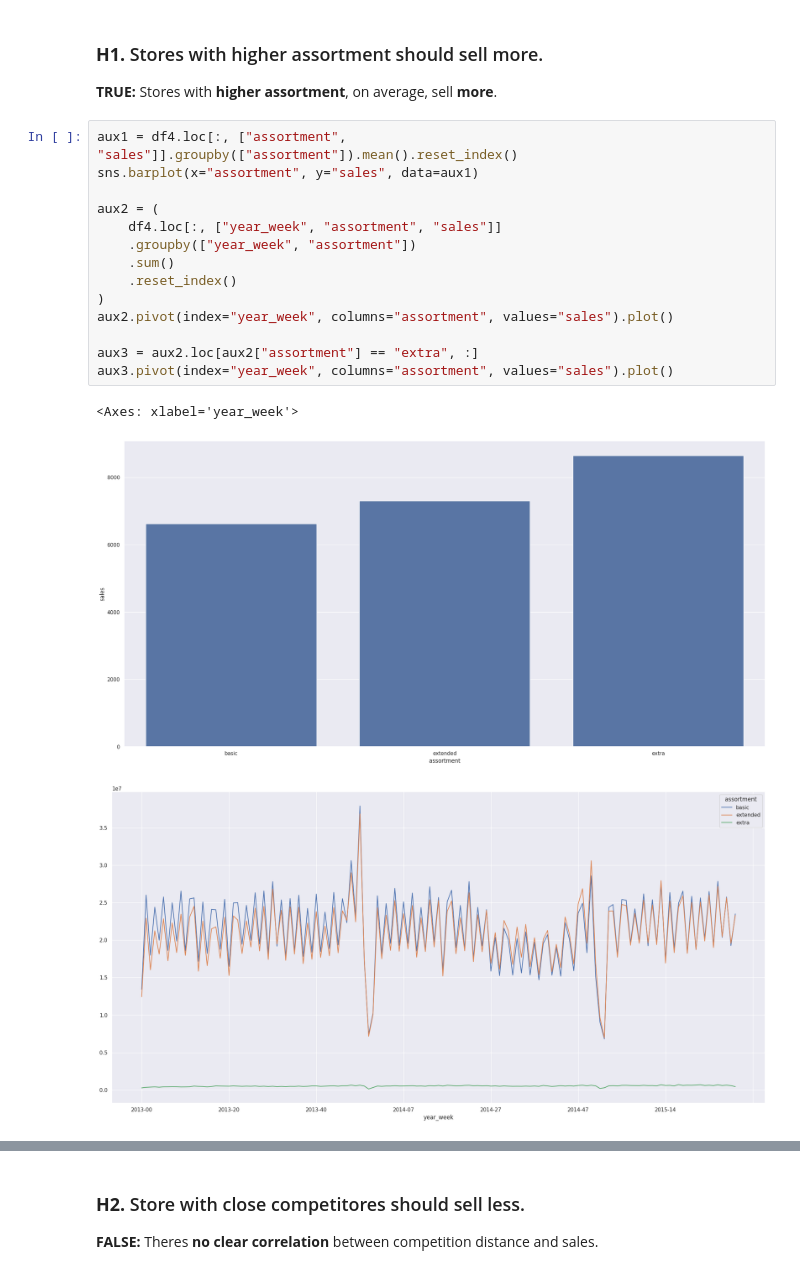
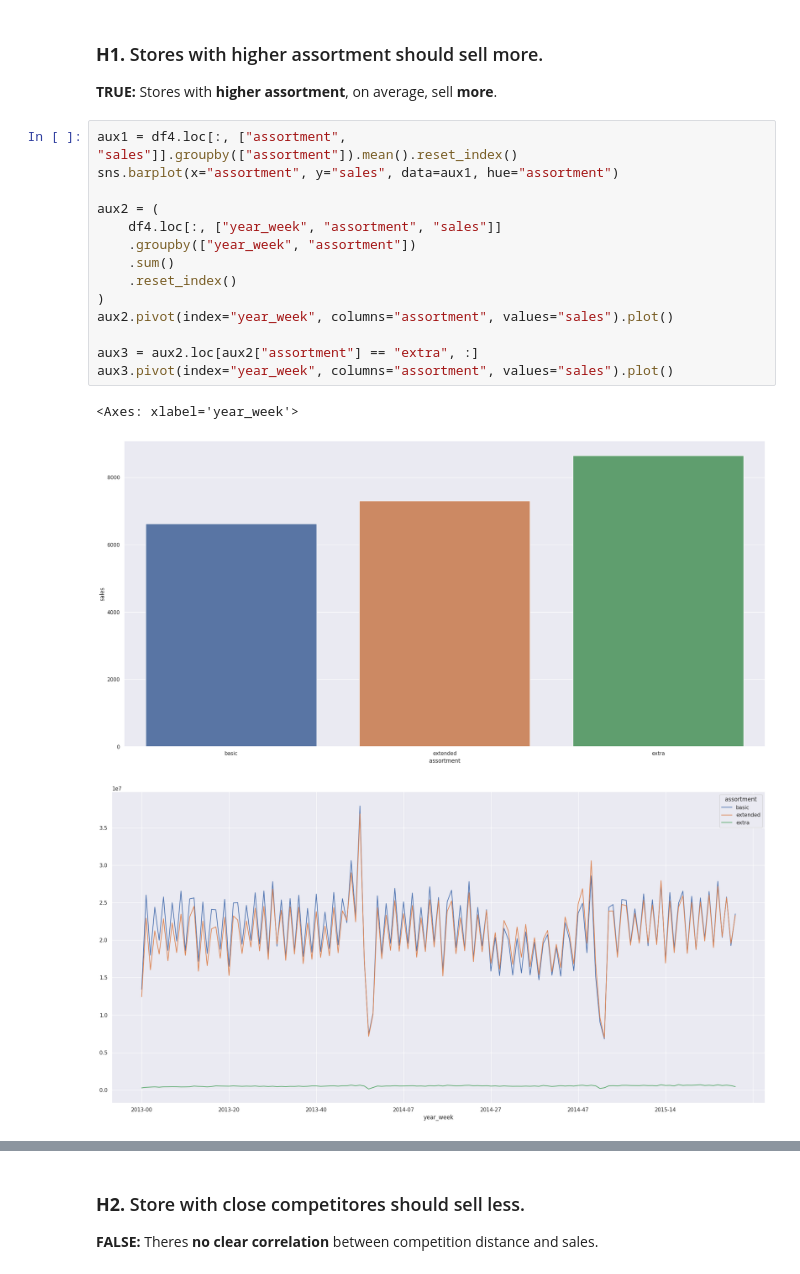
Before and after one commit to eliasbatistasouza/rossmann_sales, a Jupyter notebook: notebooks/001-EDA-ebs.ipynb, the cells around one changed output, grey strips where cells are left out. Saved outputs shown, nothing was run; the diff lists cells and outputs as text.

```diff
--- a/notebooks/001-EDA-ebs.ipynb
+++ b/notebooks/001-EDA-ebs.ipynb
@@ -1040,21 +1025,21 @@ sns.kdeplot(
 **TRUE:** Stores with **higher assortment**, on average, sell **more**.
 # %%
 aux1 = df4.loc[:, ["assortment", "sales"]].groupby(["assortment"]).mean().reset_index()
-sns.barplot(x="assortment", y="sales", data=aux1)
+sns.barplot(x="assortment", y="sales", data=aux1, hue="assortment")
 
 aux2 = (
     df4.loc[:, ["year_week", "assortment", "sales"]]
     .groupby(["year_week", "assortment"])
     .sum()
     .reset_index()
 )
 aux2.pivot(index="year_week", columns="assortment", values="sales").plot()
 
 aux3 = aux2.loc[aux2["assortment"] == "extra", :]
 aux3.pivot(index="year_week", columns="assortment", values="sales").plot()
 # %% [output]
 <Axes: xlabel='year_week'>
-[figure, old version]
+[figure, new version]
 [figure]
 [figure]
 # %% [markdown]
```
Also changed, not shown: parts of 68 cells of this notebook, 1 other file.
